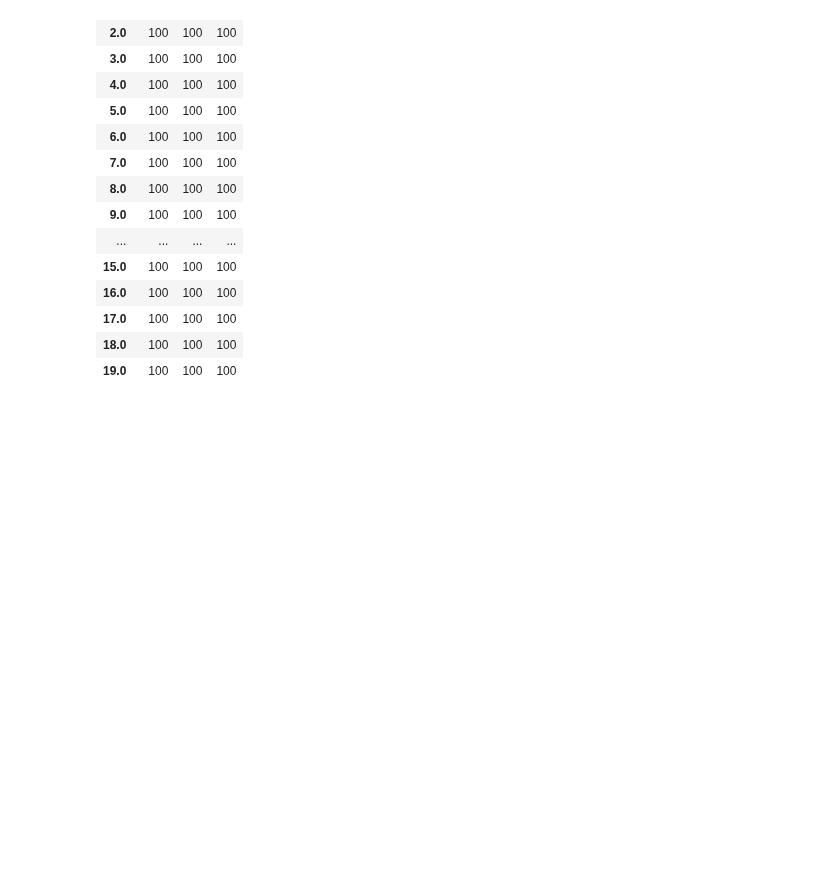
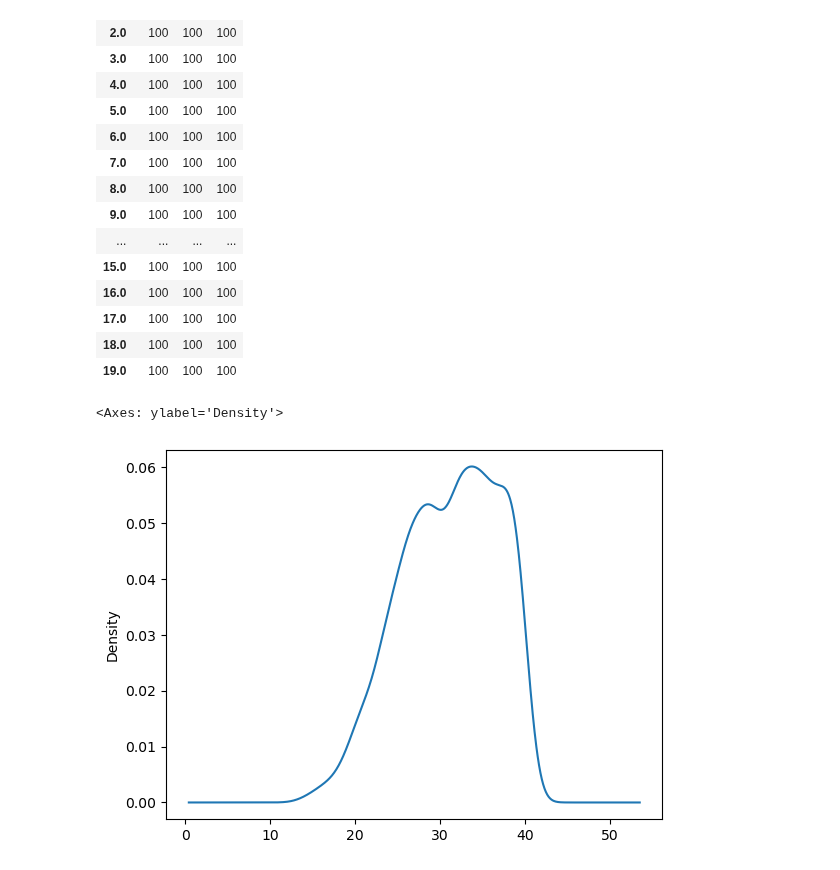
Before and after one commit to rkmalaiya/stochastic_cognitive_dynamics, a Jupyter notebook: poc/continuous_time_simulator.ipynb, the cells around one changed output. Cells and saved outputs as stored; diff of their text form; code cells hidden in the pictures; blank space fills up the shorter version.

```diff
--- a/poc/continuous_time_simulator.ipynb
+++ b/poc/continuous_time_simulator.ipynb
@@ -353,3 +353,8 @@ df_sample.groupby(["I"]).count()
 | 17.0 | 100 | 100 | 100 |
 | 18.0 | 100 | 100 | 100 |
 | 19.0 | 100 | 100 | 100 |
+# %%
+df_sample.RT.plot.kde()
+# %% [output]
+<Axes: ylabel='Density'>
+[figure, added]
```
Also changed, not shown: parts of 1 cell of this notebook, 1 other file.
